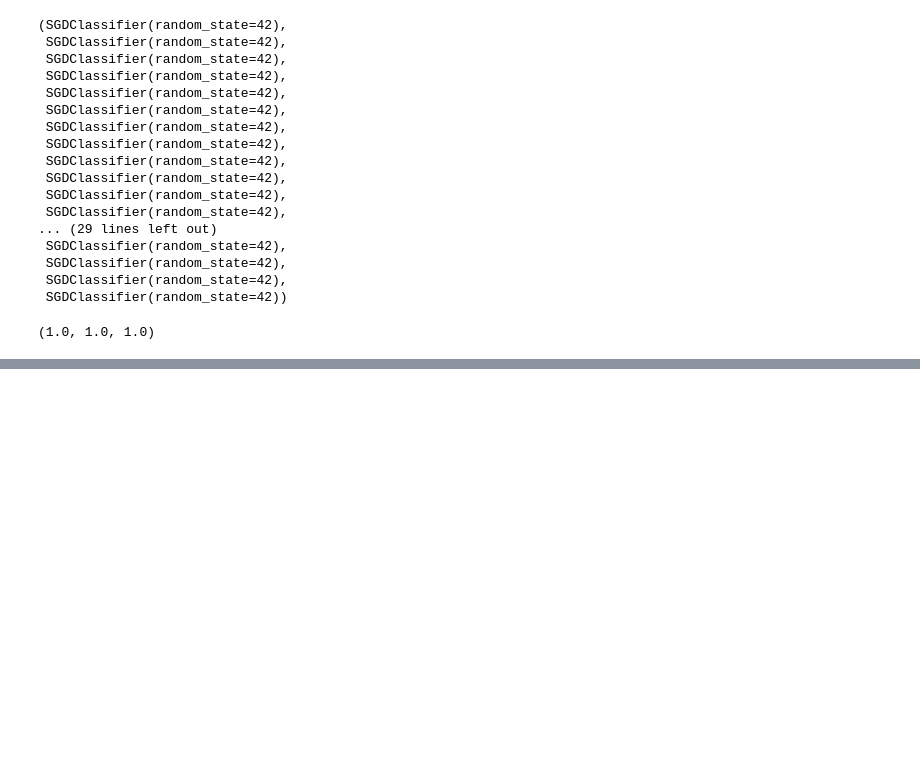
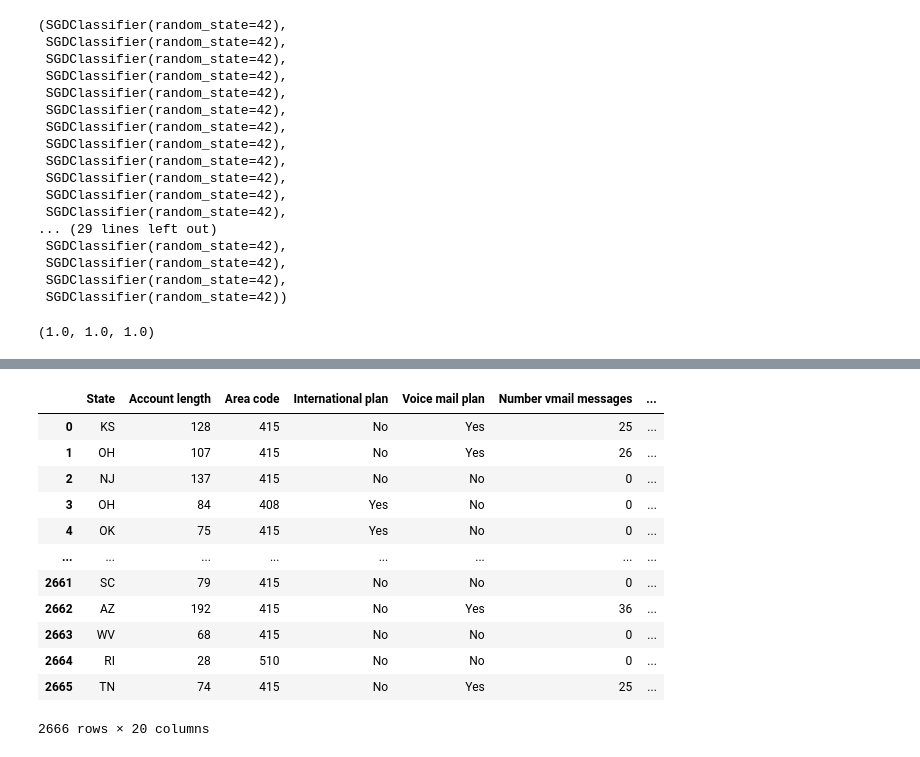
Before and after one commit to VitalyLagun/DS-04-hw, a Jupyter notebook: HW 16.ipynb, the cells around one changed output, grey strips where cells are left out. Saved outputs shown, nothing was run; the diff lists cells and outputs as text; code cells hidden in the pictures; blank space fills up the shorter version.

```diff
--- a/HW 16.ipynb
+++ b/HW 16.ipynb
@@ -152,0 +149,16 @@ FileNotFoundError: [Errno 2] No such file or directory: 'churn-bigml-80.csv'
+# %%
+data
+# %% [output]
+|  | State | Account length | Area code | International plan | Voice mail plan | Number vmail messages | ... |
+| 0 | KS | 128 | 415 | No | Yes | 25 | ... |
+| 1 | OH | 107 | 415 | No | Yes | 26 | ... |
+| 2 | NJ | 137 | 415 | No | No | 0 | ... |
+| 3 | OH | 84 | 408 | Yes | No | 0 | ... |
+| 4 | OK | 75 | 415 | Yes | No | 0 | ... |
+| ... | ... | ... | ... | ... | ... | ... | ... |
+| 2661 | SC | 79 | 415 | No | No | 0 | ... |
+| 2662 | AZ | 192 | 415 | No | Yes | 36 | ... |
+| 2663 | WV | 68 | 415 | No | No | 0 | ... |
+| 2664 | RI | 28 | 510 | No | No | 0 | ... |
+| 2665 | TN | 74 | 415 | No | Yes | 25 | ... |
+2666 rows × 20 columns
```
Also changed, not shown: parts of 6 cells of this notebook.
